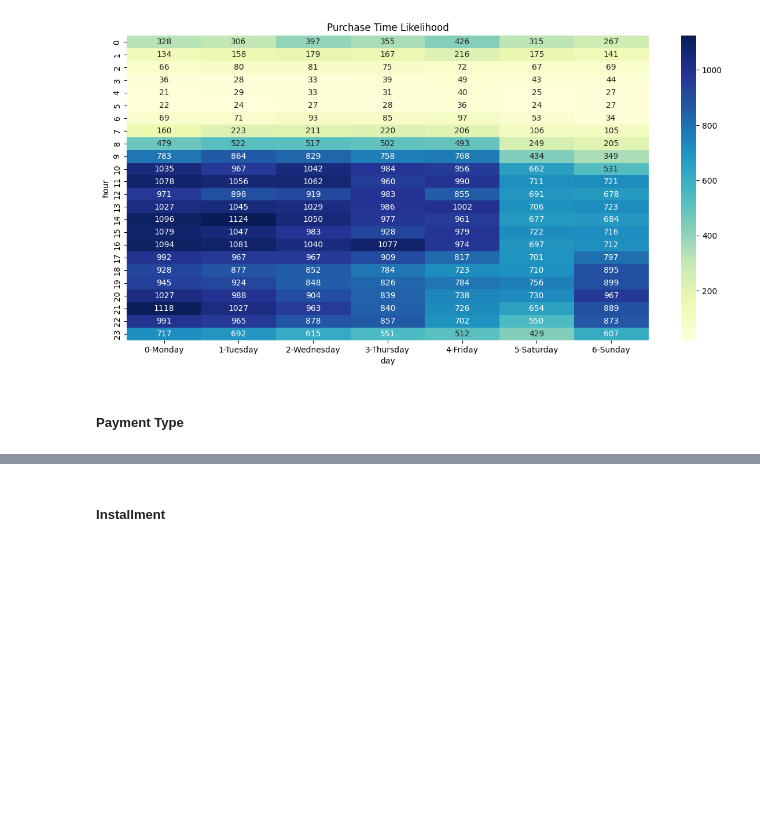
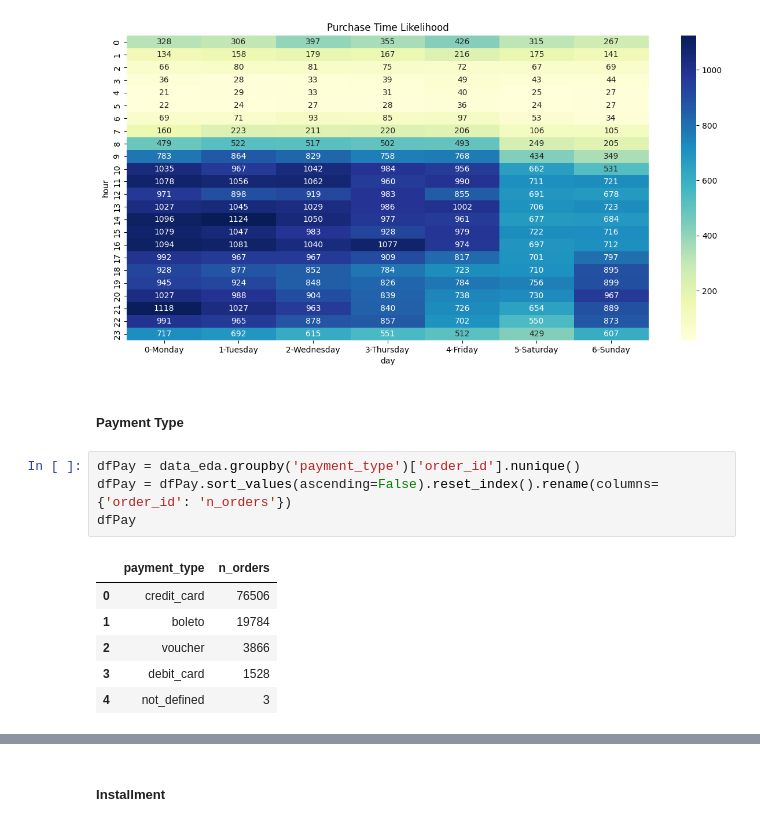
Before and after one commit to aridiawan/ecommerce-analysis, a Jupyter notebook: notebooks/2.0.1-EDA.ipynb, the cells around one changed output, grey strips where cells are left out. Cells and saved outputs as stored; diff of their text form; blank space fills up the shorter version.

```diff
--- a/notebooks/2.0.1-EDA.ipynb
+++ b/notebooks/2.0.1-EDA.ipynb
@@ -154,3 +154,14 @@ plt.show()
 [figure]
 # %% [markdown]
 ##### **Payment Type**
+# %%
+dfPay = data_eda.groupby('payment_type')['order_id'].nunique()
+dfPay = dfPay.sort_values(ascending=False).reset_index().rename(columns={'order_id': 'n_orders'})
+dfPay
+# %% [output]
+|  | payment_type | n_orders |
+| 0 | credit_card | 76506 |
+| 1 | boleto | 19784 |
+| 2 | voucher | 3866 |
+| 3 | debit_card | 1528 |
+| 4 | not_defined | 3 |
```
Also changed, not shown: parts of 4 cells of this notebook.
